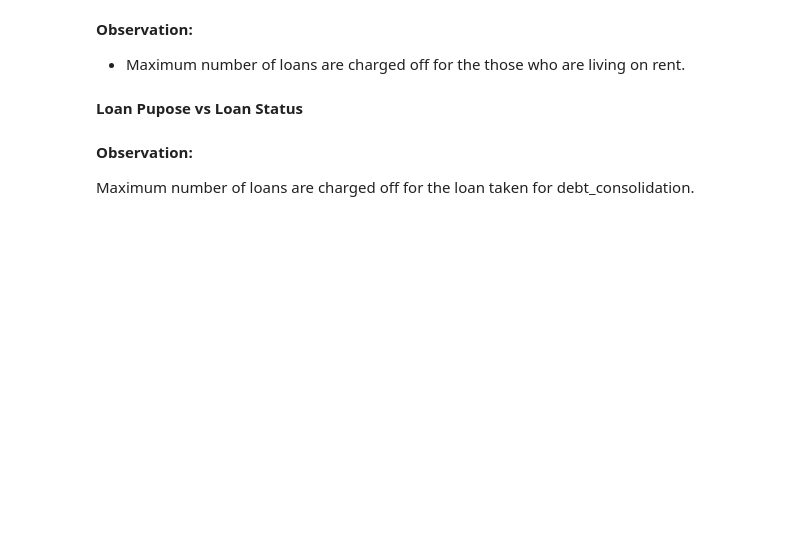
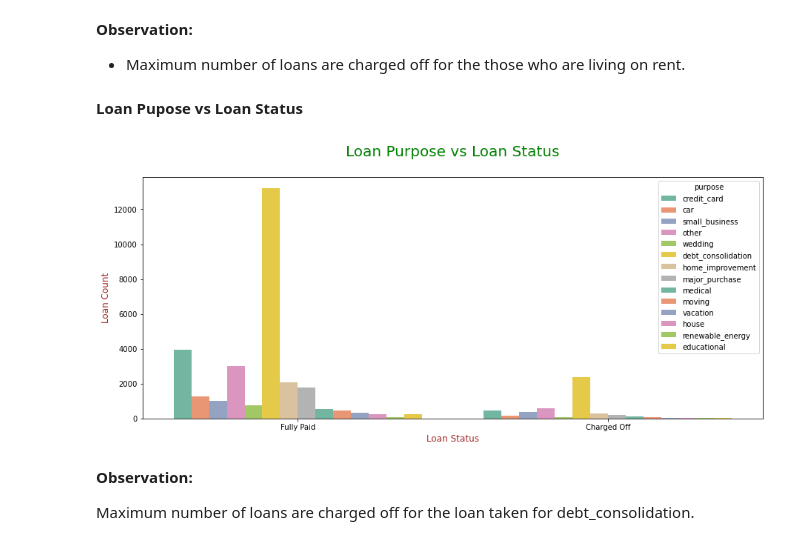
Before and after one commit to abhi-alone/EDA_Case_Study, a Jupyter notebook: Lending_Case_Study_EDA.ipynb, the cells around one changed output. Cells and saved outputs as stored; diff of their text form; code cells hidden in the pictures; blank space fills up the shorter version.

```diff
--- a/Lending_Case_Study_EDA.ipynb
+++ b/Lending_Case_Study_EDA.ipynb
@@ -385,7 +385,7 @@ df_cleaned_loan_data.head(10)
 # Data Analysis:
 ## Univariate Analysis
 # %%
-def univ_count_Plot(axis_col, hue_column, x_label, y_label, plot_title, rotation_angle=0):
+def univ_count_Plot(axis_col, hue_column, x_label, y_label, plot_title, rotation_angle=0, dataframe = df_cleaned_loan_data):
     figure(figsize = (15, 6))
     sb_plt.countplot(x = axis_col, hue = hue_column, data = df_cleaned_loan_data, palette = "Set2")
     ylabel(y_label, fontdict={'fontsize': 12, 'fontweight' : 5, 'color' : 'Brown'})
@@ -418,7 +417,9 @@ NameError: name 'countplot' is not defined
 # %% [markdown]
 **Loan Pupose vs Loan Status**
 # %%
-univ_count_Plot('loan_status', 'purpose', "Loan Status", "Loan Count", "Loan Pupose vs Loan Status\n")
+univ_count_Plot('loan_status', 'purpose', "Loan Status", "Loan Count", "Loan Purpose vs Loan Status\n")
+# %% [output]
+[figure, added]
 # %% [markdown]
 **Observation:**
 
```
Also changed, not shown: parts of 13 cells of this notebook.
